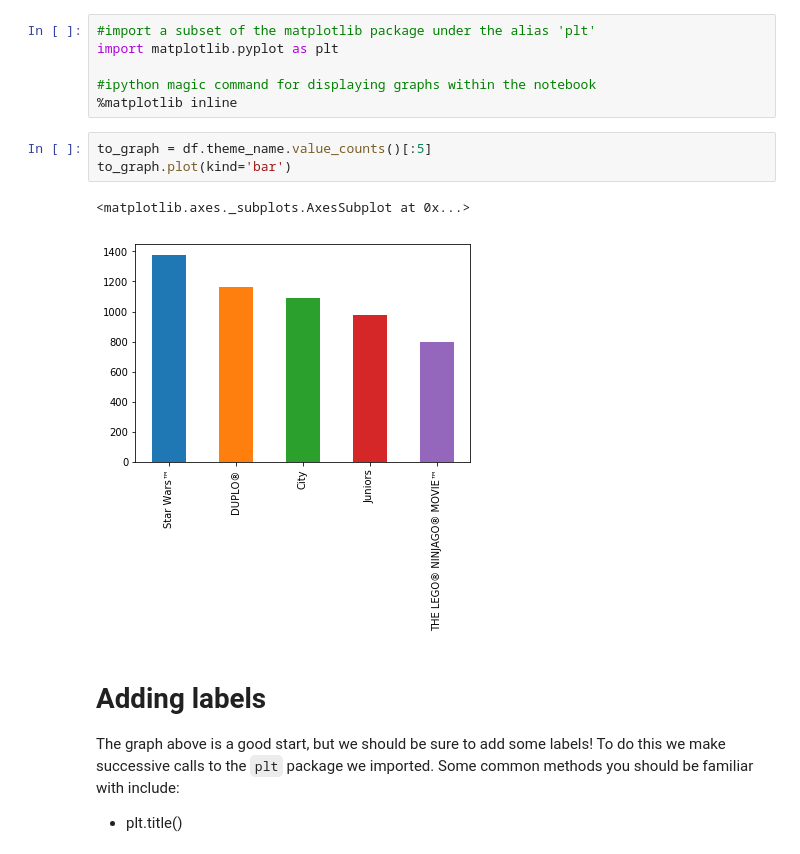
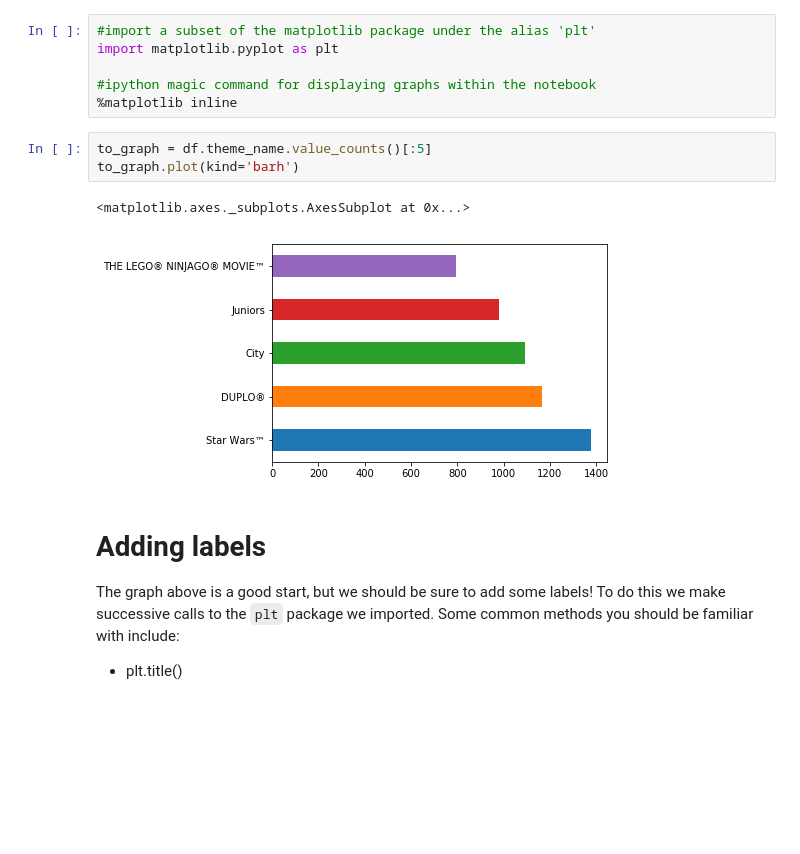
Before and after one commit to kevintheduu/dsc-1-01-08-your-first-data-science-codealong-seattle-ds-career-040119, a Jupyter notebook: index.ipynb, the cells around one changed output. Saved outputs shown, nothing was run; the diff lists cells and outputs as text; blank space fills up the shorter version.

```diff
--- a/index.ipynb
+++ b/index.ipynb
@@ -428,10 +428,10 @@ import matplotlib.pyplot as plt
 %matplotlib inline
 # %%
 to_graph = df.theme_name.value_counts()[:5]
-to_graph.plot(kind='bar')
+to_graph.plot(kind='barh')
 # %% [output]
 <matplotlib.axes._subplots.AxesSubplot at 0x...>
-[figure, old version]
+[figure, new version]
 # %% [markdown]
 # Adding labels
 The graph above is a good start, but we should be sure to add some labels! To do this we make successive calls to the `plt` package we imported. Some common methods you should be familiar with include:
```
